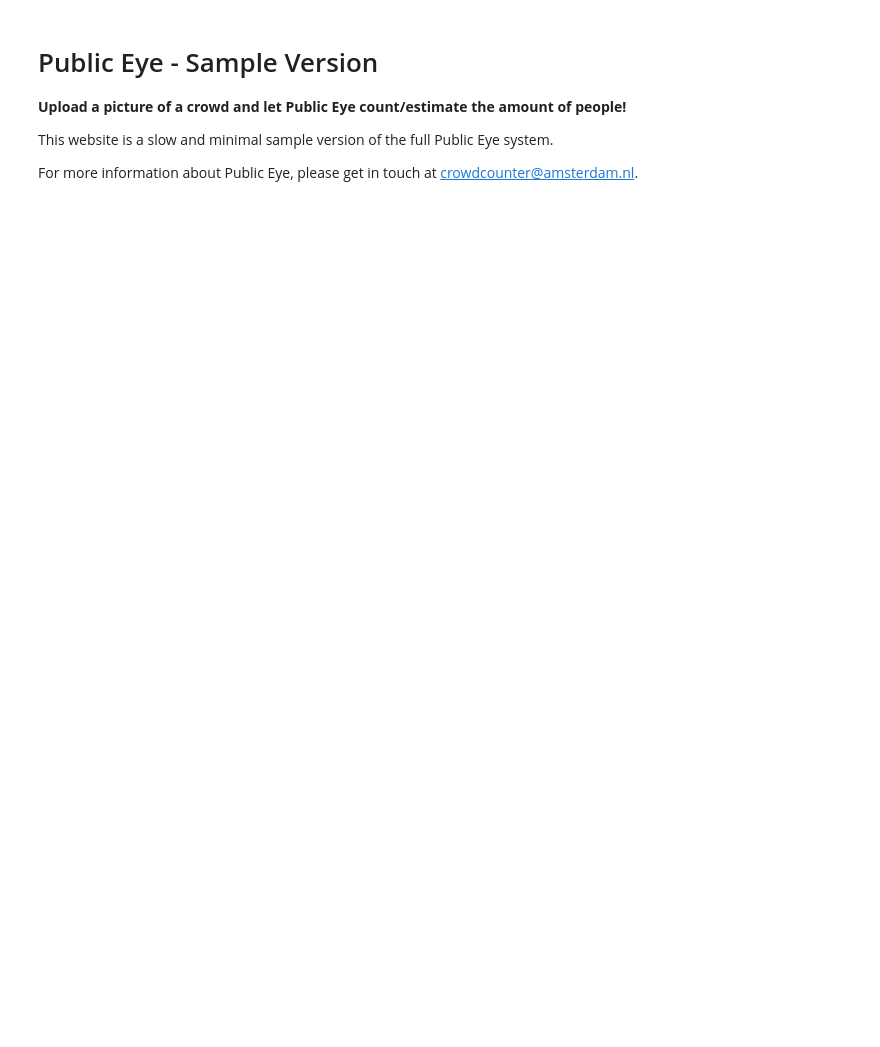
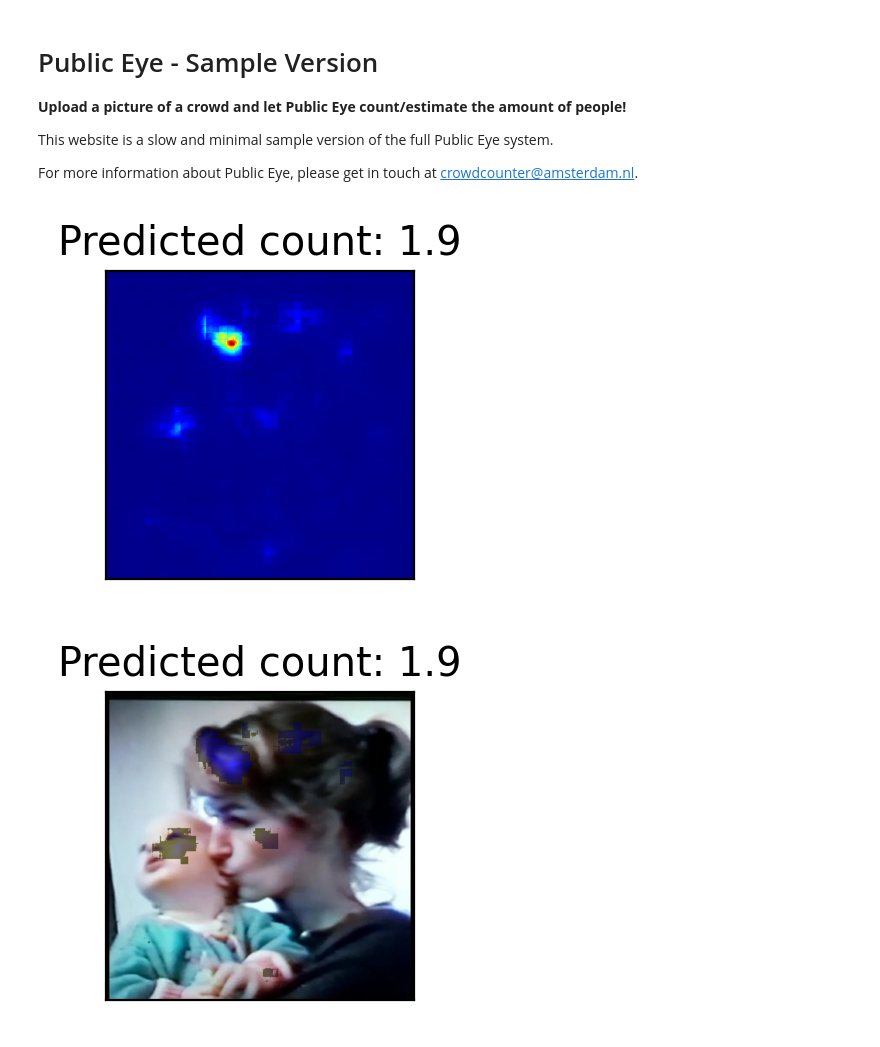
Before and after one commit to jongstra/ViCCT, a Jupyter notebook: notebooks/make_image_prediction_gradio.ipynb, the cells around one changed output. Cells and saved outputs as stored; diff of their text form; code cells hidden in the pictures; blank space fills up the shorter version.

```diff
--- a/notebooks/make_image_prediction_gradio.ipynb
+++ b/notebooks/make_image_prediction_gradio.ipynb
@@ -243,29 +243,32 @@ def create_overlay_image(input_image, den, pred_cnt):
 # %%
 def count_people(image_input, scale_factor):
     image = PILImage.create(image_input)
     image = rescale_image(image, scale_factor)
 
     w, h = image.shape
     if w < 224 or h < 224:
-        raise gr.Error("Image is too small, please provide a bigger image (244x244 or larger).")
+        raise gr.Error("Image is too small, please provide a bigger image (244x244 or larger) and try again.")
         return None, None, 0
 
     img_stack, pred_stack, img_h, img_w = prepare_loaded_image(image)
     den, pred_cnt = process_image(img_stack, pred_stack, img_h, img_w)
 
     plt.figure(figsize=(600/200, 400/200), dpi=200)
     plt.title(f'Predicted count: {pred_cnt:.1f}')
     plt.imshow(den, cmap=cm.jet)
     ax = plt.gca()
     ax.axes.xaxis.set_visible(False)
     ax.axes.yaxis.set_visible(False)
     den_im = io.BytesIO()
     plt.savefig(den_im, format='png', bbox_inches='tight')
     den_im = PILImage.create(den_im)
 
     overlay_im = create_overlay_image(image, den, pred_cnt)
 
     return den_im, overlay_im, round(float(pred_cnt),1)
+# %% [output]
+[figure, added]
+[figure, added]
 # %%
 # TODO:
 #
```
Also changed, not shown: parts of 1 cell of this notebook.
